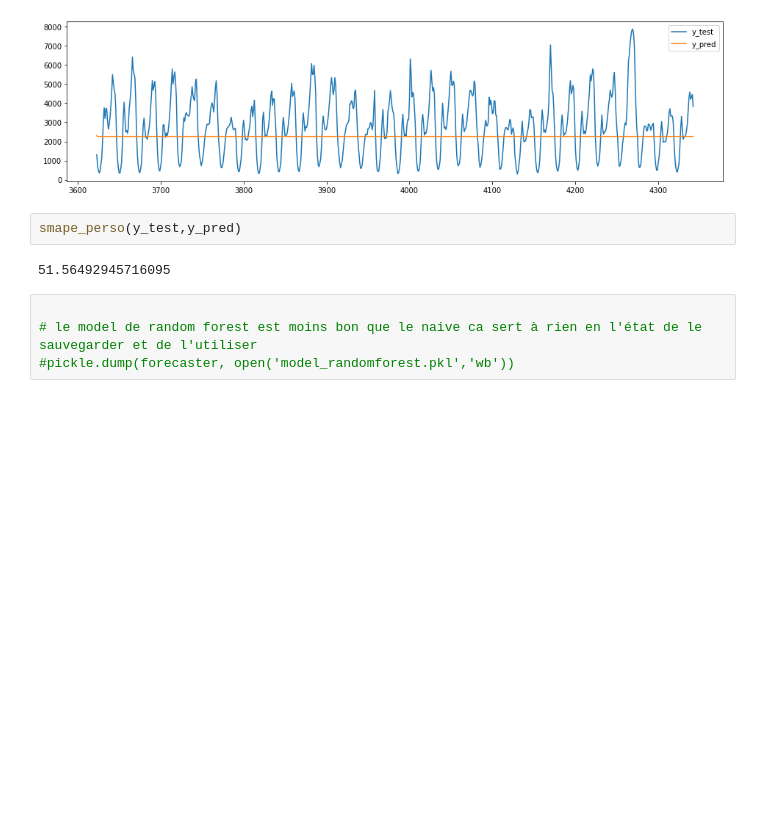
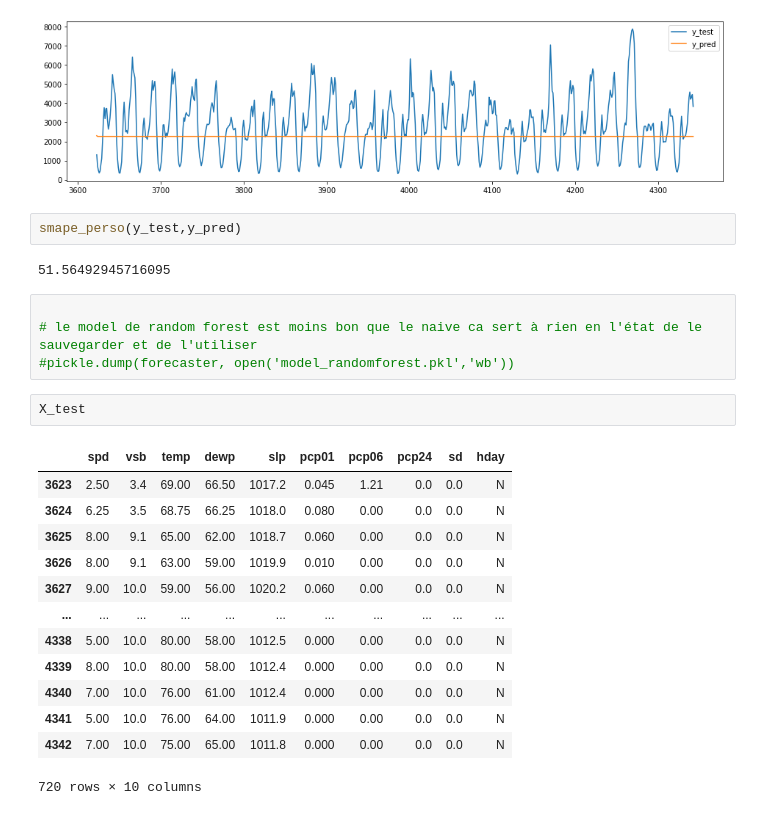
Before and after one commit to Sylvainj1/uber-times-series, a Jupyter notebook: models/naive_forecaster.ipynb, the cells around one changed output. Saved outputs shown, nothing was run; the diff lists cells and outputs as text; blank space fills up the shorter version.

Commit message:
setup y_test and X_test to be 1 month for all models

```diff
--- a/models/naive_forecaster.ipynb
+++ b/models/naive_forecaster.ipynb
@@ -103,3 +107,19 @@ smape_perso(y_test,y_pred)
 
 # le model de random forest est moins bon que le naive ca sert à rien en l'état de le sauvegarder et de l'utiliser
 #pickle.dump(forecaster, open('model_randomforest.pkl','wb'))
+# %%
+X_test
+# %% [output]
+|  | spd | vsb | temp | dewp | slp | pcp01 | pcp06 | pcp24 | sd | hday |
+| 3623 | 2.50 | 3.4 | 69.00 | 66.50 | 1017.2 | 0.045 | 1.21 | 0.0 | 0.0 | N |
+| 3624 | 6.25 | 3.5 | 68.75 | 66.25 | 1018.0 | 0.080 | 0.00 | 0.0 | 0.0 | N |
+| 3625 | 8.00 | 9.1 | 65.00 | 62.00 | 1018.7 | 0.060 | 0.00 | 0.0 | 0.0 | N |
+| 3626 | 8.00 | 9.1 | 63.00 | 59.00 | 1019.9 | 0.010 | 0.00 | 0.0 | 0.0 | N |
+| 3627 | 9.00 | 10.0 | 59.00 | 56.00 | 1020.2 | 0.060 | 0.00 | 0.0 | 0.0 | N |
+| ... | ... | ... | ... | ... | ... | ... | ... | ... | ... | ... |
+| 4338 | 5.00 | 10.0 | 80.00 | 58.00 | 1012.5 | 0.000 | 0.00 | 0.0 | 0.0 | N |
+| 4339 | 8.00 | 10.0 | 80.00 | 58.00 | 1012.4 | 0.000 | 0.00 | 0.0 | 0.0 | N |
+| 4340 | 7.00 | 10.0 | 76.00 | 61.00 | 1012.4 | 0.000 | 0.00 | 0.0 | 0.0 | N |
+| 4341 | 5.00 | 10.0 | 76.00 | 64.00 | 1011.9 | 0.000 | 0.00 | 0.0 | 0.0 | N |
+| 4342 | 7.00 | 10.0 | 75.00 | 65.00 | 1011.8 | 0.000 | 0.00 | 0.0 | 0.0 | N |
+720 rows × 10 columns
```
Also changed, not shown: parts of 4 cells of this notebook, 2 other files.
